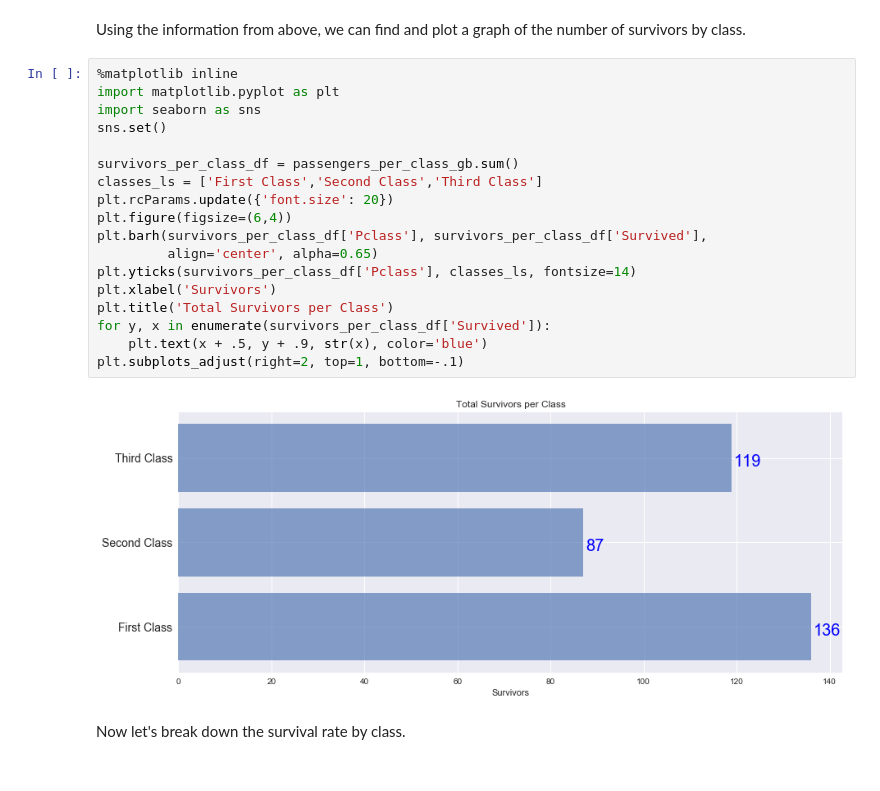
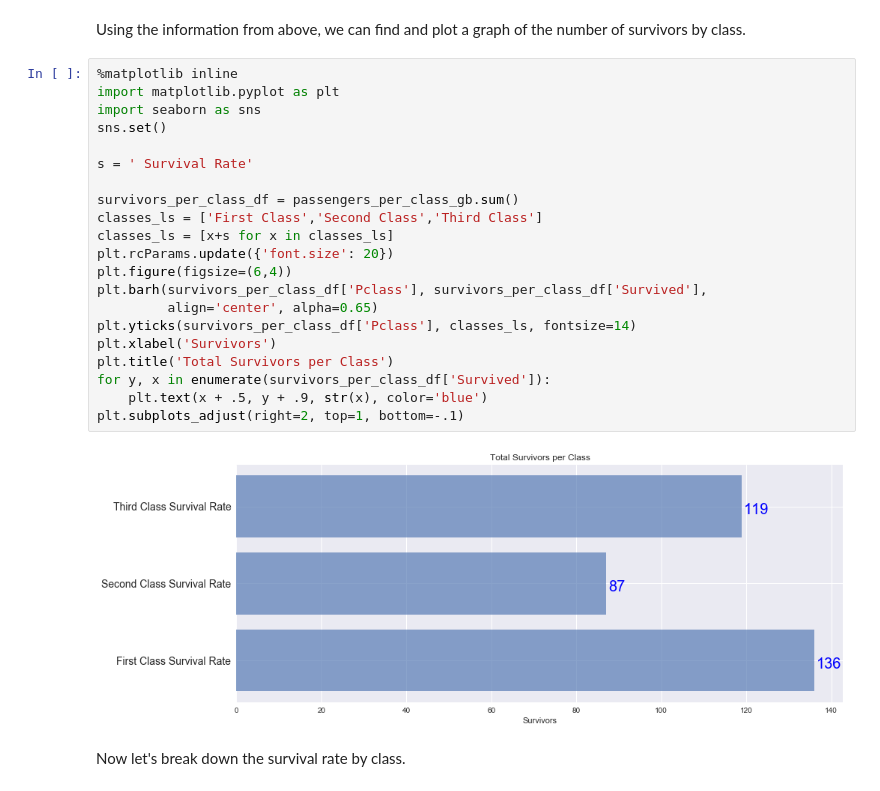
Before and after one commit to n3storm/Titanic-Data-Analysis, a Jupyter notebook: titanic.ipynb, the cells around one changed output. Drawn from its saved outputs; the diff is of its cells as text.

```diff
--- a/titanic.ipynb
+++ b/titanic.ipynb
@@ -82,23 +82,26 @@ Using the information from above, we can find and plot a graph of the number of
 # %%
 %matplotlib inline
 import matplotlib.pyplot as plt
 import seaborn as sns
 sns.set()
 
+s = ' Survival Rate'
+
 survivors_per_class_df = passengers_per_class_gb.sum()
 classes_ls = ['First Class','Second Class','Third Class']
+classes_ls = [x+s for x in classes_ls]
 plt.rcParams.update({'font.size': 20})
 plt.figure(figsize=(6,4))
 plt.barh(survivors_per_class_df['Pclass'], survivors_per_class_df['Survived'],
          align='center', alpha=0.65)
 plt.yticks(survivors_per_class_df['Pclass'], classes_ls, fontsize=14)
 plt.xlabel('Survivors')
 plt.title('Total Survivors per Class')
 for y, x in enumerate(survivors_per_class_df['Survived']):
     plt.text(x + .5, y + .9, str(x), color='blue')
 plt.subplots_adjust(right=2, top=1, bottom=-.1)
 # %% [output]
-[figure, old version]
+[figure, new version]
 # %% [markdown]
 Now let's break down the survival rate by class.
 # %%
```
Also changed, not shown: parts of 5 cells of this notebook, 1 other file.
